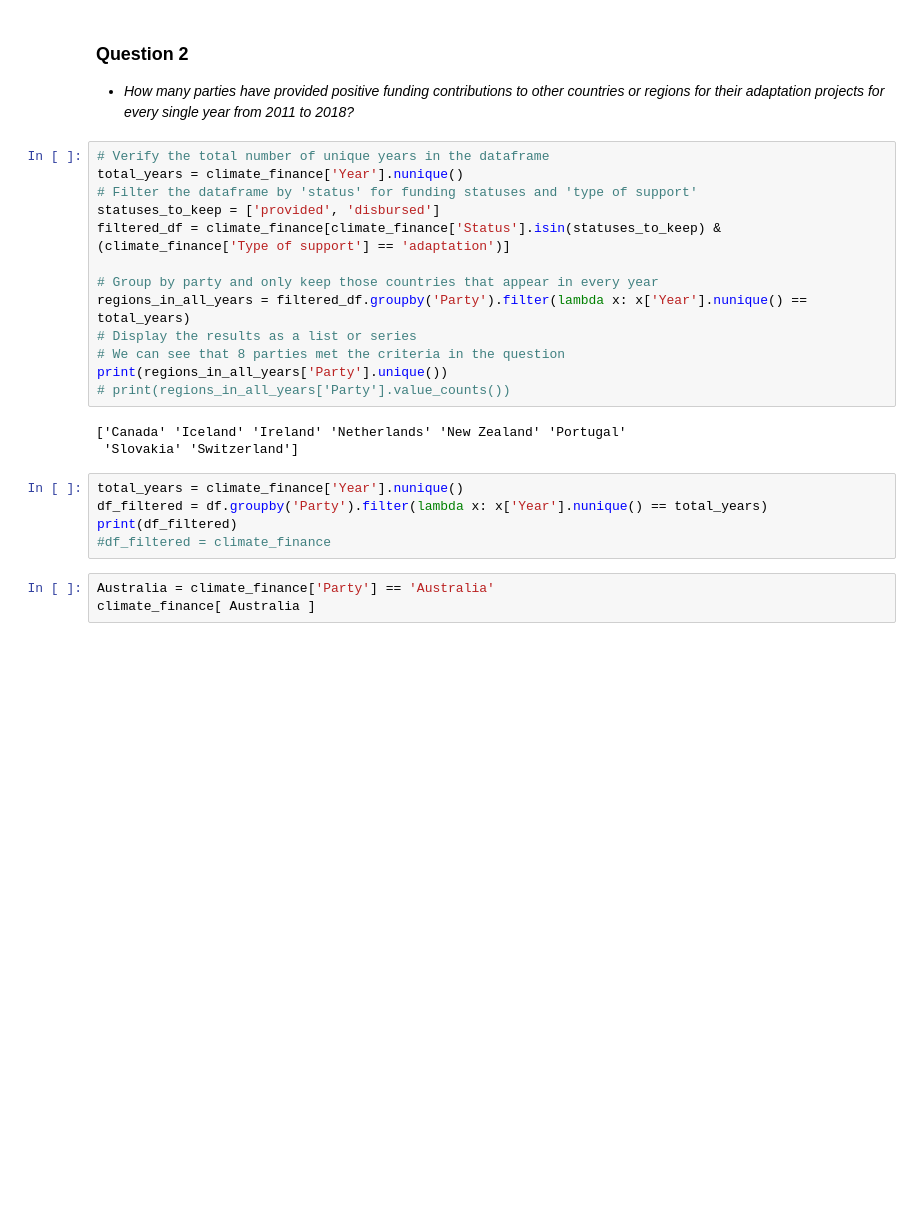
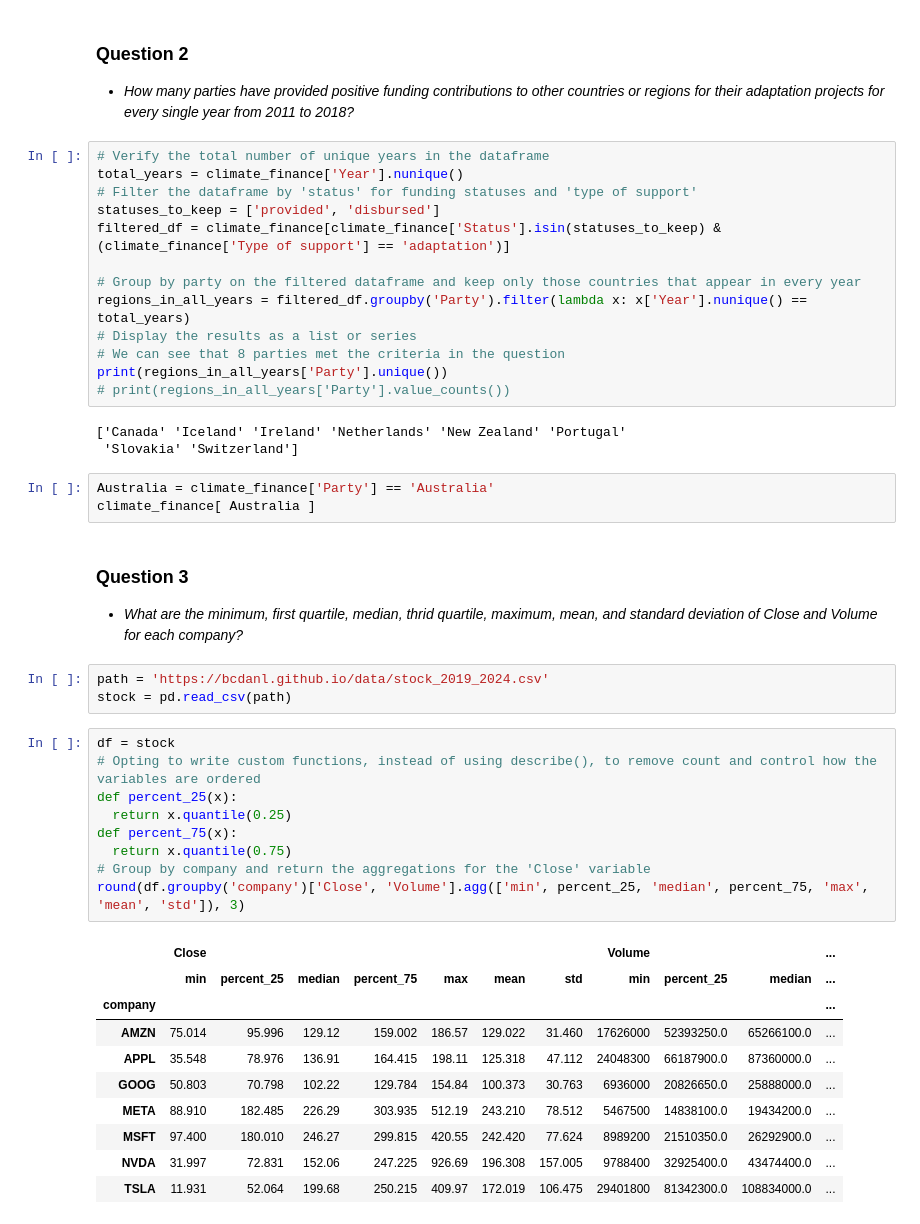
Before and after one commit to brianstoner/Data-Prep-and-Mgmt, a Jupyter notebook: danl_m1_hw6_stoner_brian.ipynb, the cells around one changed output. Cells and saved outputs as stored; diff of their text form; blank space fills up the shorter version.

```diff
--- a/danl_m1_hw6_stoner_brian.ipynb
+++ b/danl_m1_hw6_stoner_brian.ipynb
@@ -32,7 +32,7 @@ total_years = climate_finance['Year'].nunique()
 statuses_to_keep = ['provided', 'disbursed']
 filtered_df = climate_finance[climate_finance['Status'].isin(statuses_to_keep) & (climate_finance['Type of support'] == 'adaptation')]
 
-# Group by party and only keep those countries that appear in every year
+# Group by party on the filtered dataframe and keep only those countries that appear in every year
 regions_in_all_years = filtered_df.groupby('Party').filter(lambda x: x['Year'].nunique() == total_years)
 # Display the results as a list or series
 # We can see that 8 parties met the criteria in the question
@@ -41,11 +41,32 @@ print(regions_in_all_years['Party'].unique())
 # %% [output]
 ['Canada' 'Iceland' 'Ireland' 'Netherlands' 'New Zealand' 'Portugal'
  'Slovakia' 'Switzerland']
-# %%
-total_years = climate_finance['Year'].nunique()
-df_filtered = df.groupby('Party').filter(lambda x: x['Year'].nunique() == total_years)
-print(df_filtered)
-#df_filtered = climate_finance
 # %%
 Australia = climate_finance['Party'] == 'Australia'
 climate_finance[ Australia ]
+# %% [markdown]
+### Question 3
+- *What are the minimum, first quartile, median, thrid quartile, maximum, mean, and standard deviation of Close and Volume for each company?*
+# %%
+path = 'https://bcdanl.github.io/data/stock_2019_2024.csv'
+stock = pd.read_csv(path)
+# %%
+df = stock
+# Opting to write custom functions, instead of using describe(), to remove count and control how the variables are ordered
+def percent_25(x):
+  return x.quantile(0.25)
+def percent_75(x):
+  return x.quantile(0.75)
+# Group by company and return the aggregations for the 'Close' variable
+round(df.groupby('company')['Close', 'Volume'].agg(['min', percent_25, 'median', percent_75, 'max', 'mean', 'std']), 3)
+# %% [output]
+|  | Close |  |  |  |  |  |  | Volume |  |  | ... |
+|  | min | percent_25 | median | percent_75 | max | mean | std | min | percent_25 | median | ... |
+| company |  |  |  |  |  |  |  |  |  |  | ... |
+| AMZN | 75.014 | 95.996 | 129.12 | 159.002 | 186.57 | 129.022 | 31.460 | 17626000 | 52393250.0 | 65266100.0 | ... |
+| APPL | 35.548 | 78.976 | 136.91 | 164.415 | 198.11 | 125.318 | 47.112 | 24048300 | 66187900.0 | 87360000.0 | ... |
+| GOOG | 50.803 | 70.798 | 102.22 | 129.784 | 154.84 | 100.373 | 30.763 | 6936000 | 20826650.0 | 25888000.0 | ... |
+| META | 88.910 | 182.485 | 226.29 | 303.935 | 512.19 | 243.210 | 78.512 | 5467500 | 14838100.0 | 19434200.0 | ... |
+| MSFT | 97.400 | 180.010 | 246.27 | 299.815 | 420.55 | 242.420 | 77.624 | 8989200 | 21510350.0 | 26292900.0 | ... |
+| NVDA | 31.997 | 72.831 | 152.06 | 247.225 | 926.69 | 196.308 | 157.005 | 9788400 | 32925400.0 | 43474400.0 | ... |
+| TSLA | 11.931 | 52.064 | 199.68 | 250.215 | 409.97 | 172.019 | 106.475 | 29401800 | 81342300.0 | 108834000.0 | ... |
```
Also changed, not shown: parts of 2 cells of this notebook.
